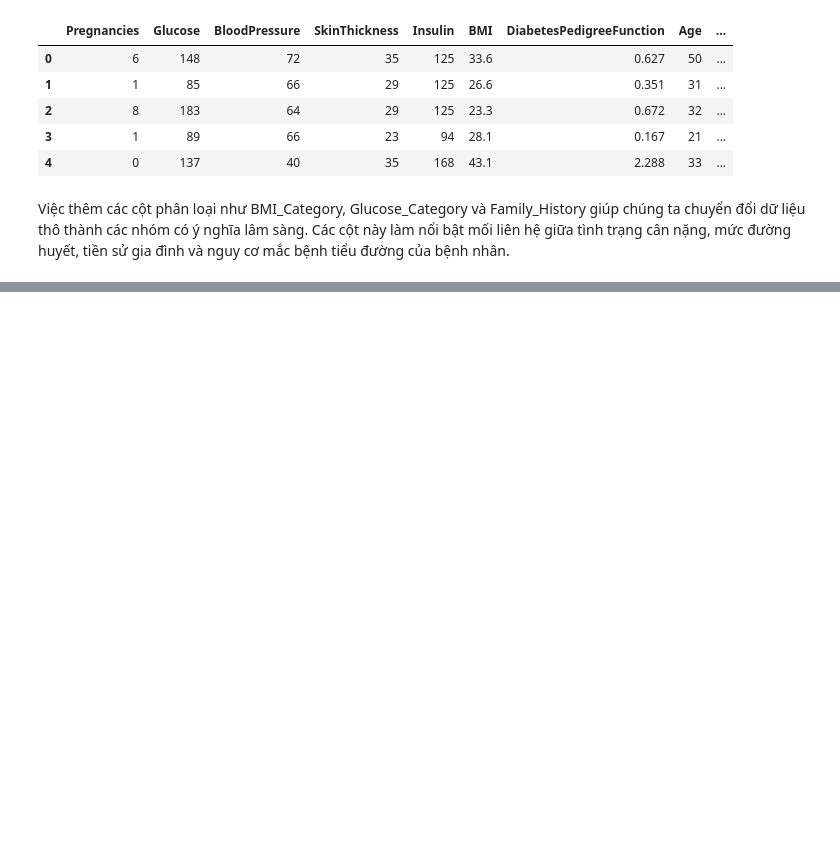
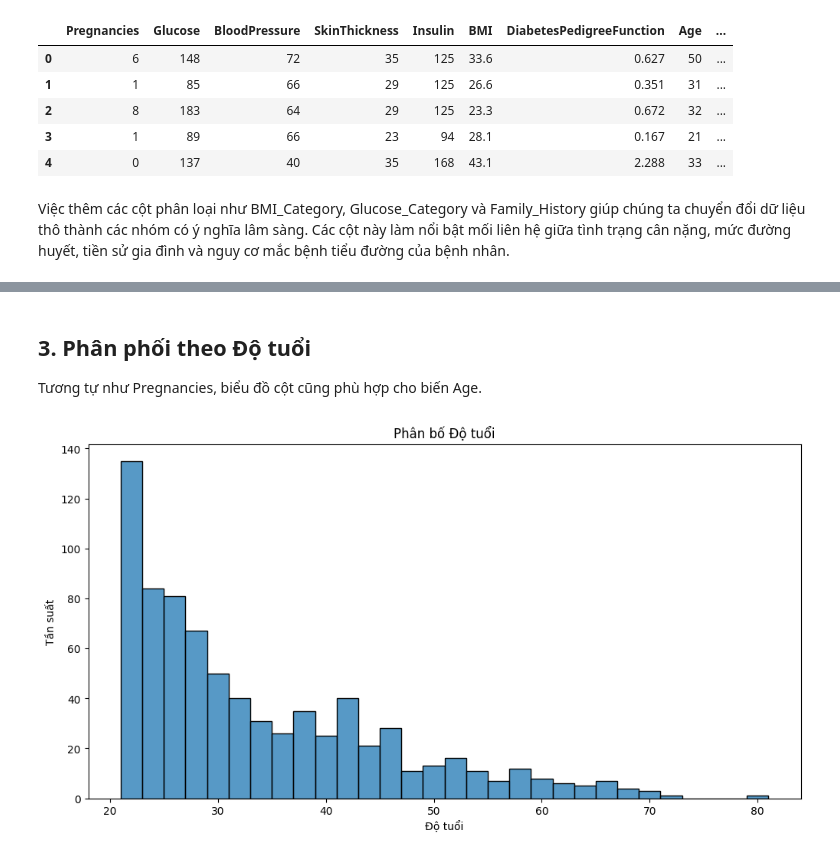
Before and after one commit to Mint0511/PTDL-25-26, a Jupyter notebook: hiep_3122410110_diabetes.ipynb, the cells around one changed output, grey strips where cells are left out. Drawn from its saved outputs; the diff is of its cells as text; code cells hidden in the pictures; blank space fills up the shorter version.

```diff
--- a/hiep_3122410110_diabetes.ipynb
+++ b/hiep_3122410110_diabetes.ipynb
@@ -369,0 +427,13 @@ Việc thêm các cột phân loại như BMI_Category, Glucose_Category và Fam
+# %% [markdown]
+## 3. Phân phối theo Độ tuổi
+
+Tương tự như Pregnancies, biểu đồ cột cũng phù hợp cho biến Age.
+# %%
+plt.figure(figsize=(12, 6))
+sns.histplot(df1['Age'], bins=30, kde=False)
+plt.title('Phân bố Độ tuổi')
+plt.xlabel('Độ tuổi')
+plt.ylabel('Tần suất')
+plt.show()
+# %% [output]
+[figure, added]
```
Also changed, not shown: parts of 17 cells of this notebook.
